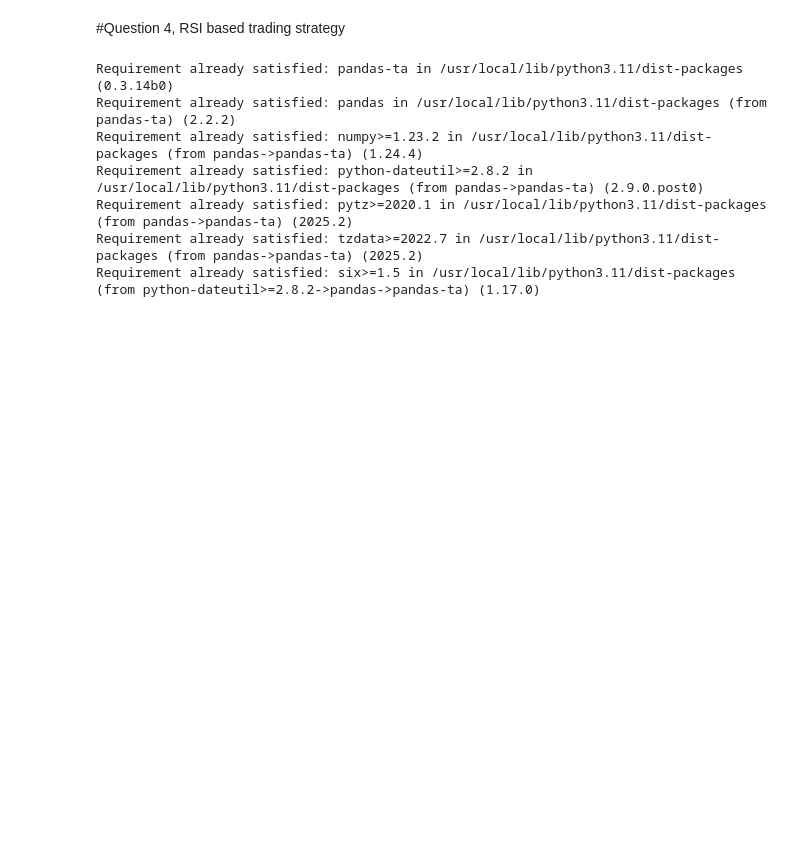
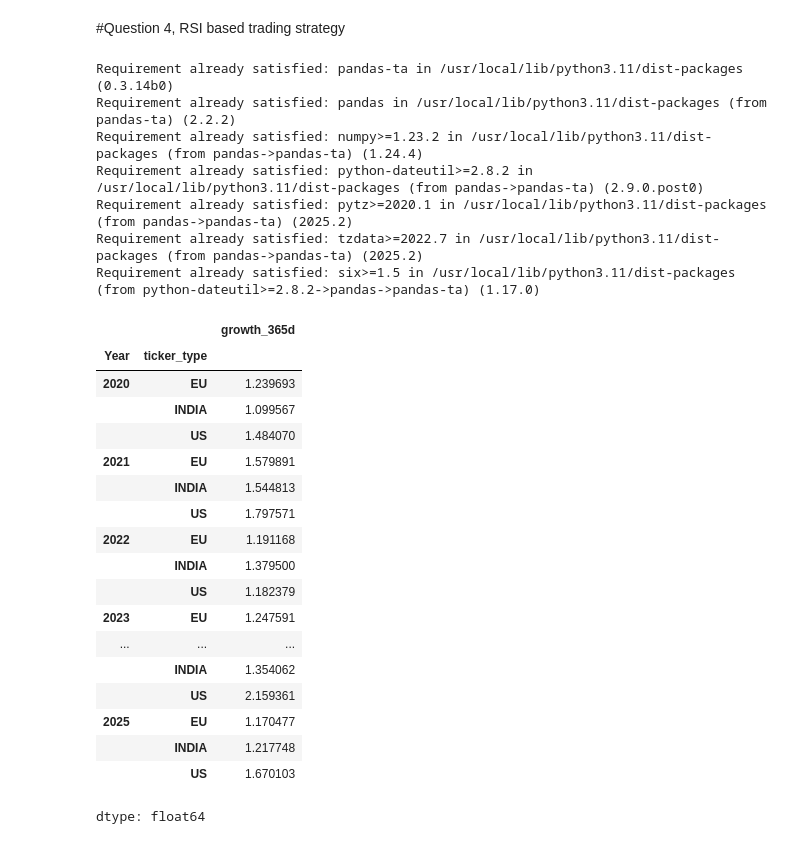
Before and after one commit to Dkaattae/stock_markets_analysis, a Jupyter notebook: week2/stock_market_analysis_hw2.ipynb, the cells around one changed output. Drawn from its saved outputs; the diff is of its cells as text; code cells hidden in the pictures; blank space fills up the shorter version.

```diff
--- a/week2/stock_market_analysis_hw2.ipynb
+++ b/week2/stock_market_analysis_hw2.ipynb
@@ -450,3 +450,25 @@ def get_ticker_type(ticker:str, us_stocks_list, eu_stocks_list, india_stocks_lis
 stocks4_df['ticker_type'] = stocks4_df.Ticker.apply(lambda x:get_ticker_type(x, US_STOCKS, EU_STOCKS, INDIA_STOCKS))
 # %%
 stocks4_df['Date'] = pd.to_datetime(stocks4_df['Date'])
+# %%
+stocks4_df[stocks4_df.Year>=2020].groupby(by=['Year','ticker_type']).growth_365d.mean()
+# %% [output]
+|  |  | growth_365d |
+| Year | ticker_type |  |
+| 2020 | EU | 1.239693 |
+|  | INDIA | 1.099567 |
+|  | US | 1.484070 |
+| 2021 | EU | 1.579891 |
+|  | INDIA | 1.544813 |
+|  | US | 1.797571 |
+| 2022 | EU | 1.191168 |
+|  | INDIA | 1.379500 |
+|  | US | 1.182379 |
+| 2023 | EU | 1.247591 |
+| ... | ... | ... |
+|  | INDIA | 1.354062 |
+|  | US | 2.159361 |
+| 2025 | EU | 1.170477 |
+|  | INDIA | 1.217748 |
+|  | US | 1.670103 |
+dtype: float64
```
Also changed, not shown: parts of 9 cells of this notebook.
